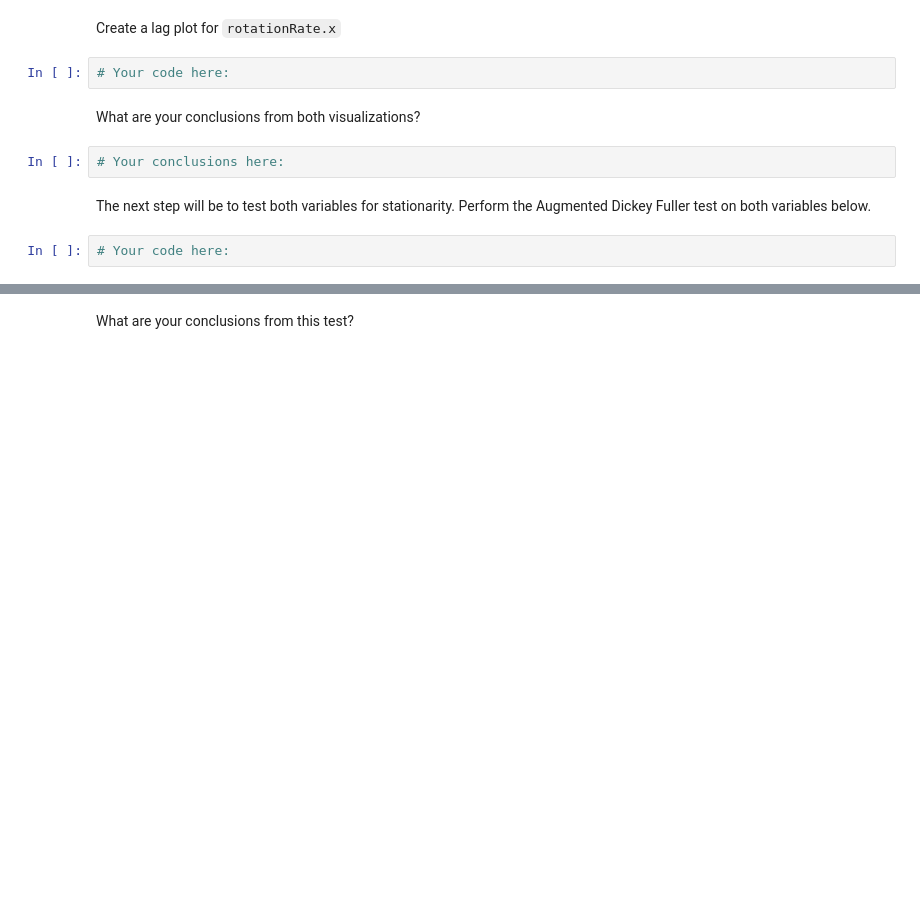
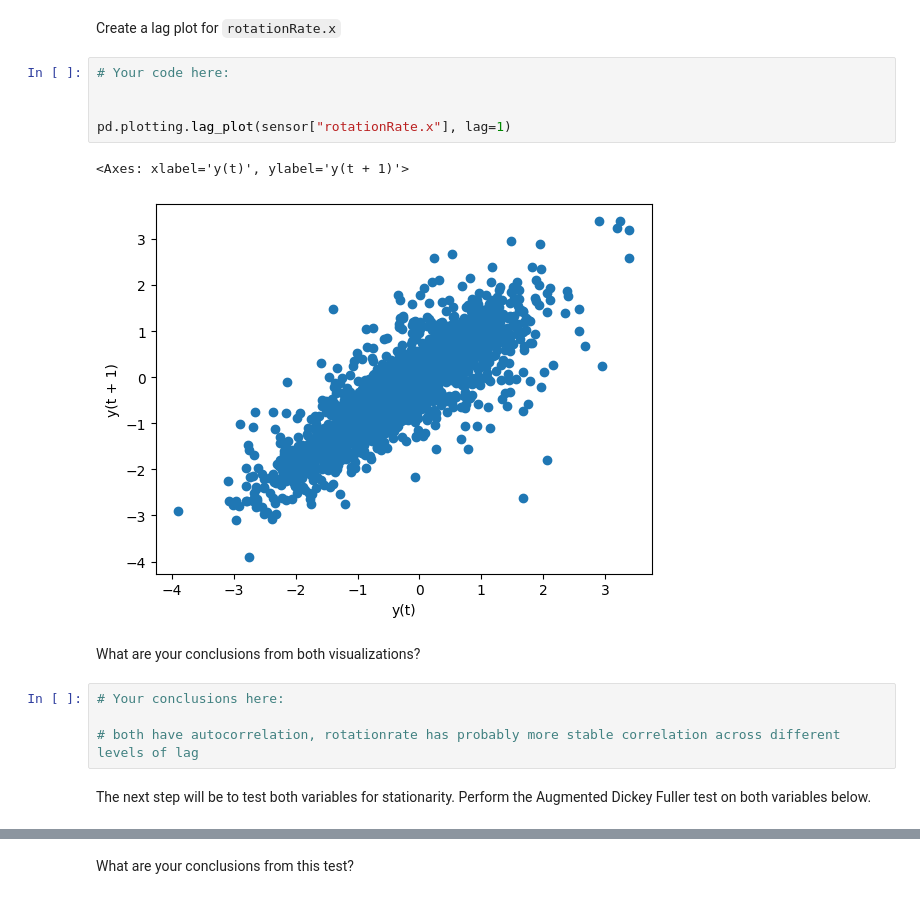
Before and after one commit to Ironhack-data-bcn-january-2023/lab-time-series, a Jupyter notebook: your-code/main.ipynb, the cells around one changed output, grey strips where cells are left out. Drawn from its saved outputs; the diff is of its cells as text; blank space fills up the shorter version.

```diff
--- a/your-code/main.ipynb
+++ b/your-code/main.ipynb
@@ -54,11 +153,17 @@ To model our data, we should look at a few assumptions. First, let's plot the `l
 Create a lag plot for `rotationRate.x`
 # %%
 # Your code here:
+
+
+pd.plotting.lag_plot(sensor["rotationRate.x"], lag=1)
+# %% [output]
+<Axes: xlabel='y(t)', ylabel='y(t + 1)'>
+[figure, added]
 # %% [markdown]
 What are your conclusions from both visualizations?
-# %%
-# Your conclusions here:
+# %%
+# Your conclusions here:
+
+# both have autocorrelation, rotationrate has probably more stable correlation across different levels of lag
 # %% [markdown]
 The next step will be to test both variables for stationarity. Perform the Augmented Dickey Fuller test on both variables below.
-# %%
-# Your code here:
```
Also changed, not shown: parts of 16 cells of this notebook.
